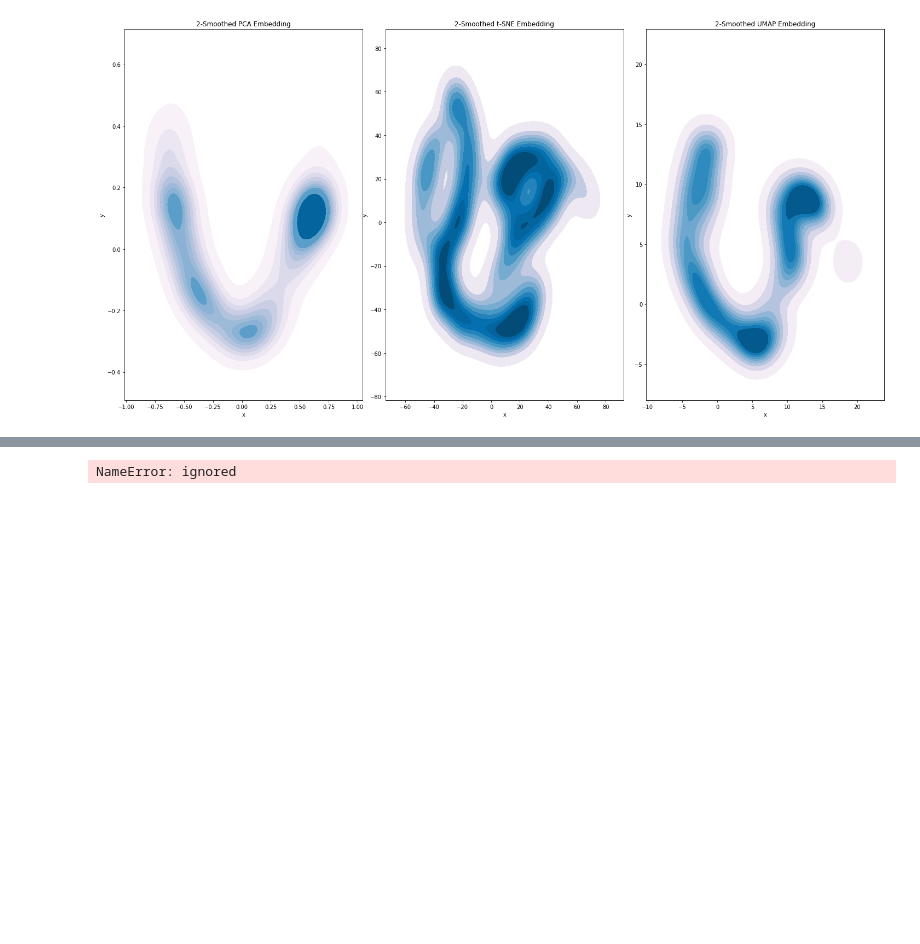
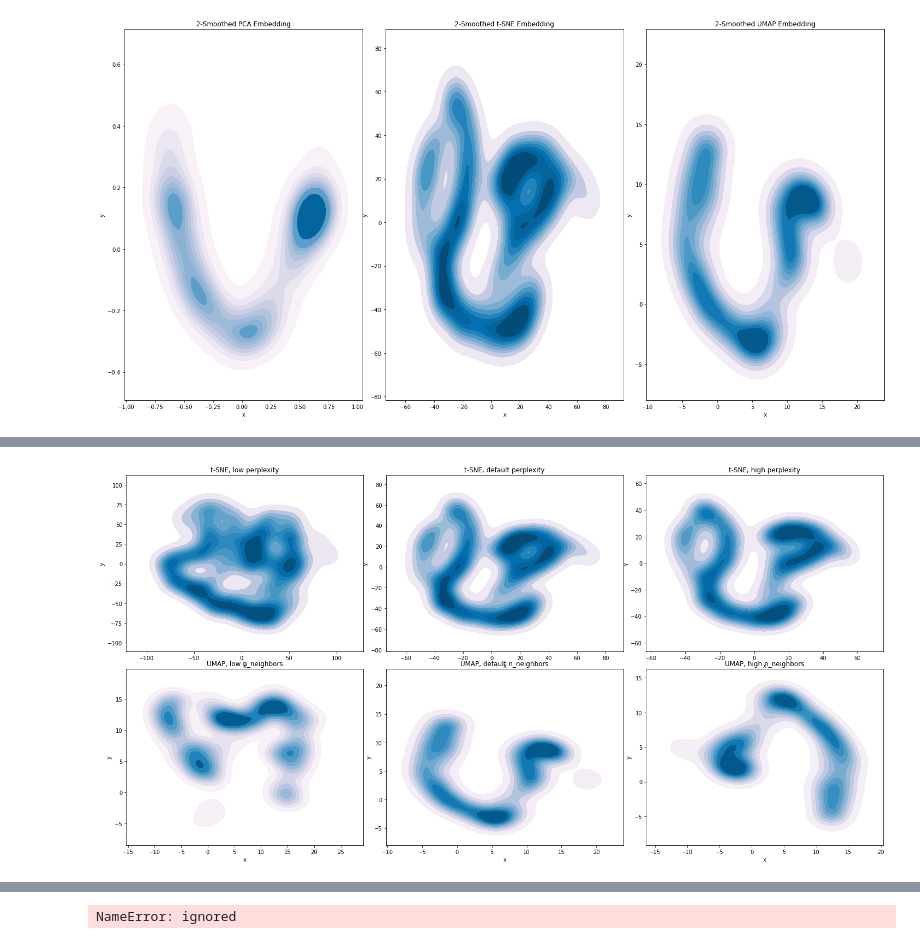
Before and after one commit to jt-ut/GaiaREU, a Jupyter notebook: GaiaREU-ML_v1.ipynb, the cells around one changed output, grey strips where cells are left out. Cells and saved outputs as stored; diff of their text form; code cells hidden in the pictures; blank space fills up the shorter version.

```diff
--- a/GaiaREU-ML_v1.ipynb
+++ b/GaiaREU-ML_v1.ipynb
@@ -116,18 +122,15 @@ Uniform Manifold Approximation & Projection ([UMAP](https://umap-learn.readthedo
 Let's perform Dimensionality Reduction on our flux data and see how each of the above algorithms places our points in a plane.
 # %%
 ## PCA, no parameters needed!
-pca = PCA(n_components=2)
-X_pca = pca.fit_transform(flux)
+X_pca = PCA(n_components=2).fit_transform(flux)
 X_pca = pd.DataFrame(X_pca, columns = ['x','y'])
 
 ## t-SNE, using default perplexity = 30
-tsne = TSNE(n_components=2, perplexity=30.0, random_state = 123, verbose=1, n_jobs=2)
-X_tsne = tsne.fit_transform(flux)
+X_tsne = TSNE(n_components=2, perplexity=30.0, random_state = 123, verbose=1, n_jobs=2).fit_transform(flux)
 X_tsne = pd.DataFrame(X_tsne, columns = ['x','y'])
 
 ## UMAP, using its default n_neighbors = 15
-umap = umap.UMAP(n_neighbors=15, n_components=2, n_jobs = 2, random_state=123, verbose=True)
-X_umap = umap.fit_transform(flux)
+X_umap = UMAP(n_neighbors=15, n_components=2, n_jobs = 2, random_state=123, verbose=True).fit_transform(flux)
 X_umap = pd.DataFrame(X_umap, columns = ['x','y'])
 # %%
 ## Visualize the PCA, t-SNE, and UMAP representations of our flux data
@@ -279,0 +251,15 @@ Requirement already satisfied: six>=1.5 in /usr/local/lib/python3.10/dist-packag
+# %%
+## Smoothed versions of the above
+plt.rcParams['figure.dpi'] = 72
+plt.rcParams['figure.figsize'] = (20,10)
+fig, axes = plt.subplots(2, 3)
+fig.tight_layout()
+sns.kdeplot(data=X_tsne_lo, x='x', y='y', fill = True, cmap = "PuBu", ax=axes[0][0]).set(title='t-SNE, low perplexity')
+sns.kdeplot(data=X_tsne, x='x', y='y', fill = True, cmap = "PuBu", ax=axes[0][1]).set(title='t-SNE, default perplexity')
+sns.kdeplot(data=X_tsne_hi, x='x', y='y', fill = True, cmap = "PuBu", ax=axes[0][2]).set(title='t-SNE, high perplexity')
+sns.kdeplot(data=X_umap_lo, x='x', y='y', fill = True, cmap = "PuBu", ax=axes[1][0]).set(title='UMAP, low n_neighbors')
+sns.kdeplot(data=X_umap, x='x', y='y', fill = True, cmap = "PuBu", ax=axes[1][1]).set(title='UMAP, default n_neighbors')
+sns.kdeplot(data=X_umap_hi, x='x', y='y', fill = True, cmap = "PuBu", ax=axes[1][2]).set(title='UMAP, high n_neighbors')
+plt.show()
+# %% [output]
+[figure, added]
```
Also changed, not shown: parts of 21 cells of this notebook.
